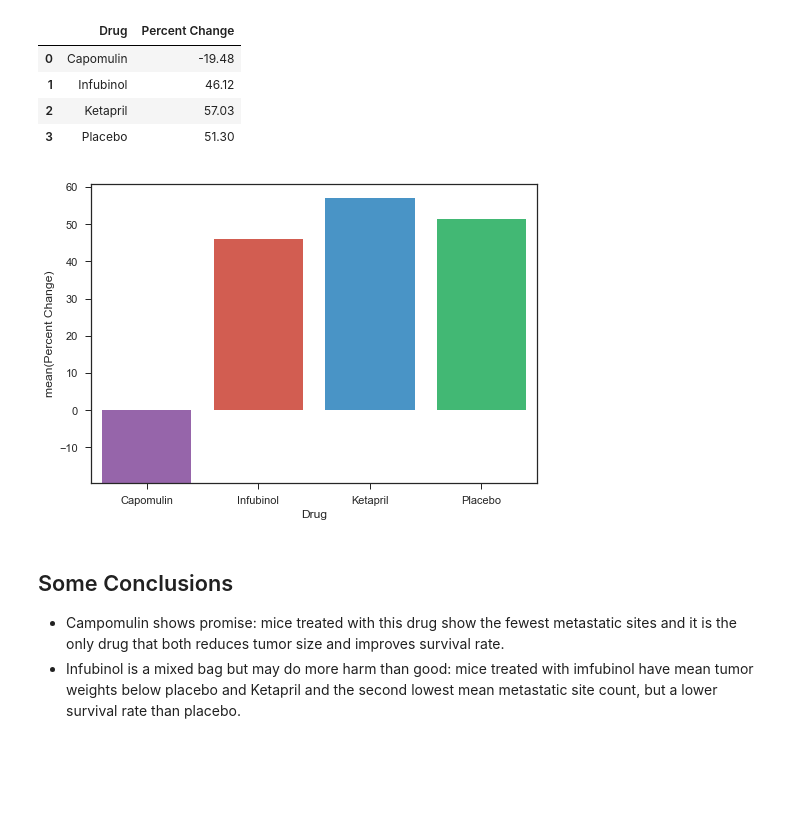
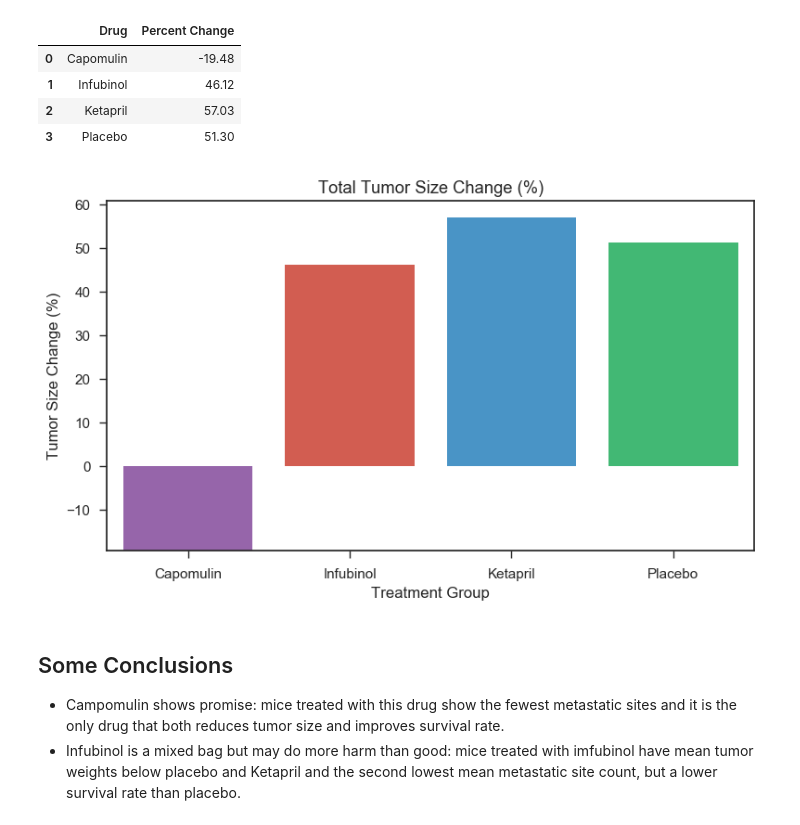
Before and after one commit to Jkremr/cancer-drug-mouse-study-analysis, a Jupyter notebook: Pymacuticals.ipynb, the cells around one changed output. Saved outputs shown, nothing was run; the diff lists cells and outputs as text; code cells hidden in the pictures; blank space fills up the shorter version.

```diff
--- a/Pymacuticals.ipynb
+++ b/Pymacuticals.ipynb
@@ -222,10 +224,17 @@ tumorChange
 # %%
 # Plot a bar graph showing the percent changes for each drug and placebo.
 
+palete1 = ["#9b59b6", "#3498db", "#e74c3c", "#2ecc71"]
+
+figa = plt.figure(figsize=(9, 5), dpi= 100)
+ax1 = figa.add_subplot(1,1,1)
 bar1 = sns.barplot('Drug', 'Percent Change', data=tumorChange)
+ax1.set_xlabel('Treatment Group')
+ax1.set_ylabel('Tumor Size Change (%)')
+ax1.set_title('Total Tumor Size Change (%)')
 plt.show()
 # %% [output]
-[figure, old version]
+[figure, new version]
 # %% [markdown]
 ## Some Conclusions
 
```
Also changed, not shown: parts of 2 cells of this notebook.
